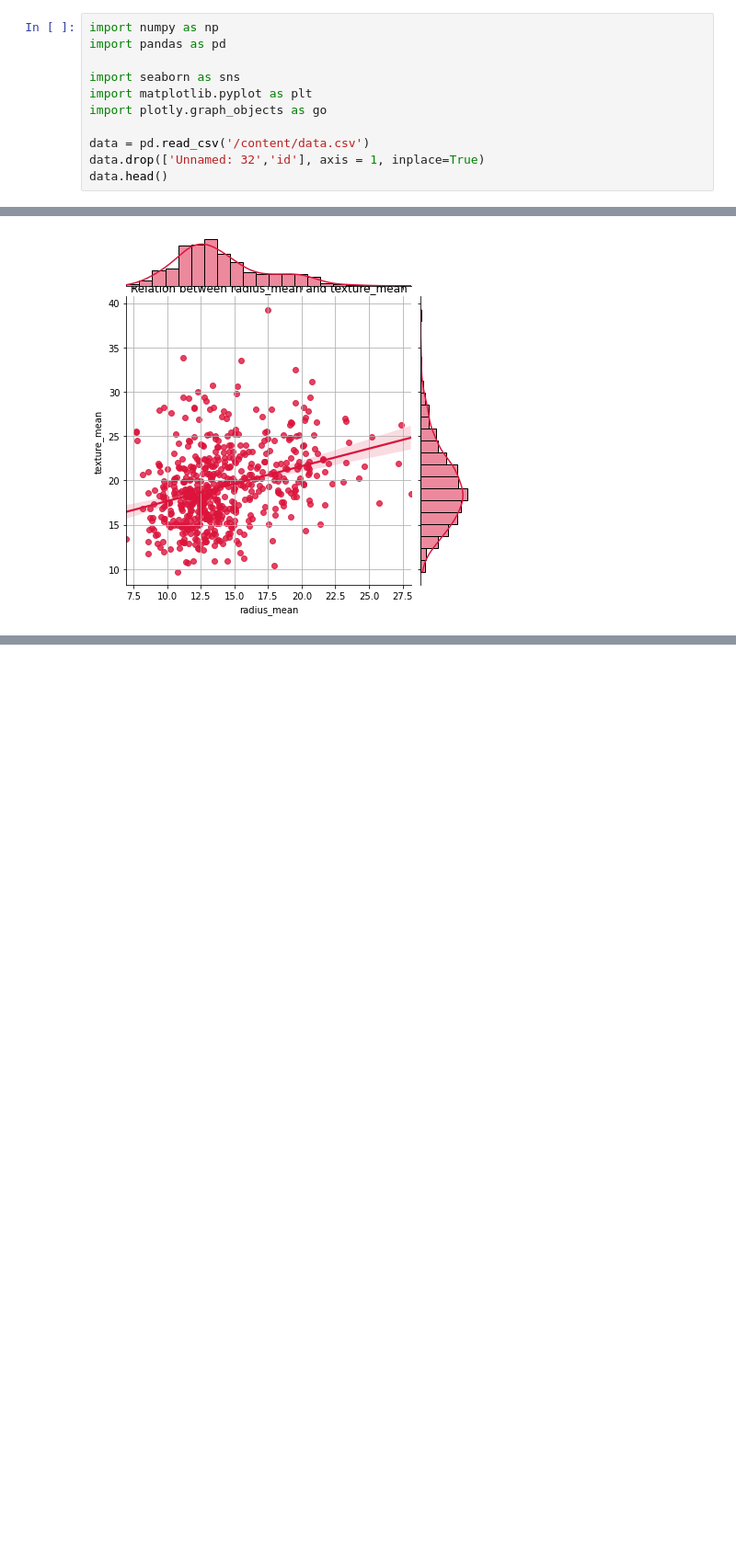
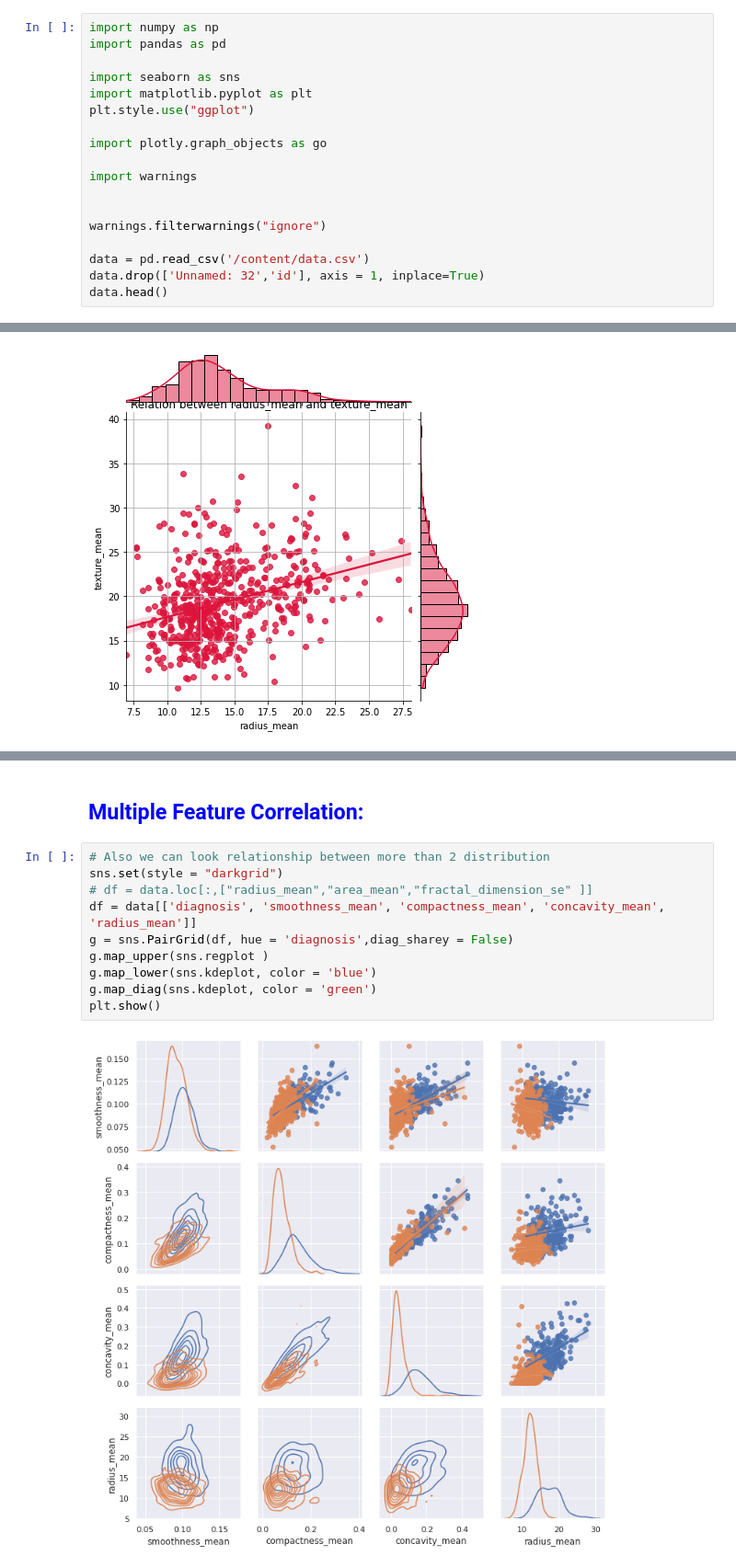
Before and after one commit to redwankarimsony/kaggle_notebooks, a Jupyter notebook: Statistical_Analysis_of_Wisconsin_Breast_Cancer_Data_(Plotly).ipynb, the cells around one changed output, grey strips where cells are left out. Shown at 92% size. Saved outputs shown, nothing was run; the diff lists cells and outputs as text; blank space fills up the shorter version.

```diff
--- a/Statistical_Analysis_of_Wisconsin_Breast_Cancer_Data_(Plotly).ipynb
+++ b/Statistical_Analysis_of_Wisconsin_Breast_Cancer_Data_(Plotly).ipynb
@@ -31,7 +31,14 @@ import pandas as pd
 
 import seaborn as sns
 import matplotlib.pyplot as plt
+plt.style.use("ggplot")
+
 import plotly.graph_objects as go
+
+import warnings
+
+
+warnings.filterwarnings("ignore")
 
 data = pd.read_csv('/content/data.csv')
 data.drop(['Unnamed: 32','id'], axis = 1, inplace=True)
@@ -230,0 +239,14 @@ plt.show()
+# %% [markdown]
+## <font color='blue'>Multiple Feature Correlation:</font>
+# %%
+# Also we can look relationship between more than 2 distribution
+sns.set(style = "darkgrid")
+# df = data.loc[:,["radius_mean","area_mean","fractal_dimension_se" ]]
+df = data[['diagnosis', 'smoothness_mean', 'compactness_mean', 'concavity_mean', 'radius_mean']]
+g = sns.PairGrid(df, hue = 'diagnosis',diag_sharey = False)
+g.map_upper(sns.regplot )
+g.map_lower(sns.kdeplot, color = 'blue')
+g.map_diag(sns.kdeplot, color = 'green')
+plt.show()
+# %% [output]
+[figure, added]
```
Also changed, not shown: parts of 18 cells of this notebook.
